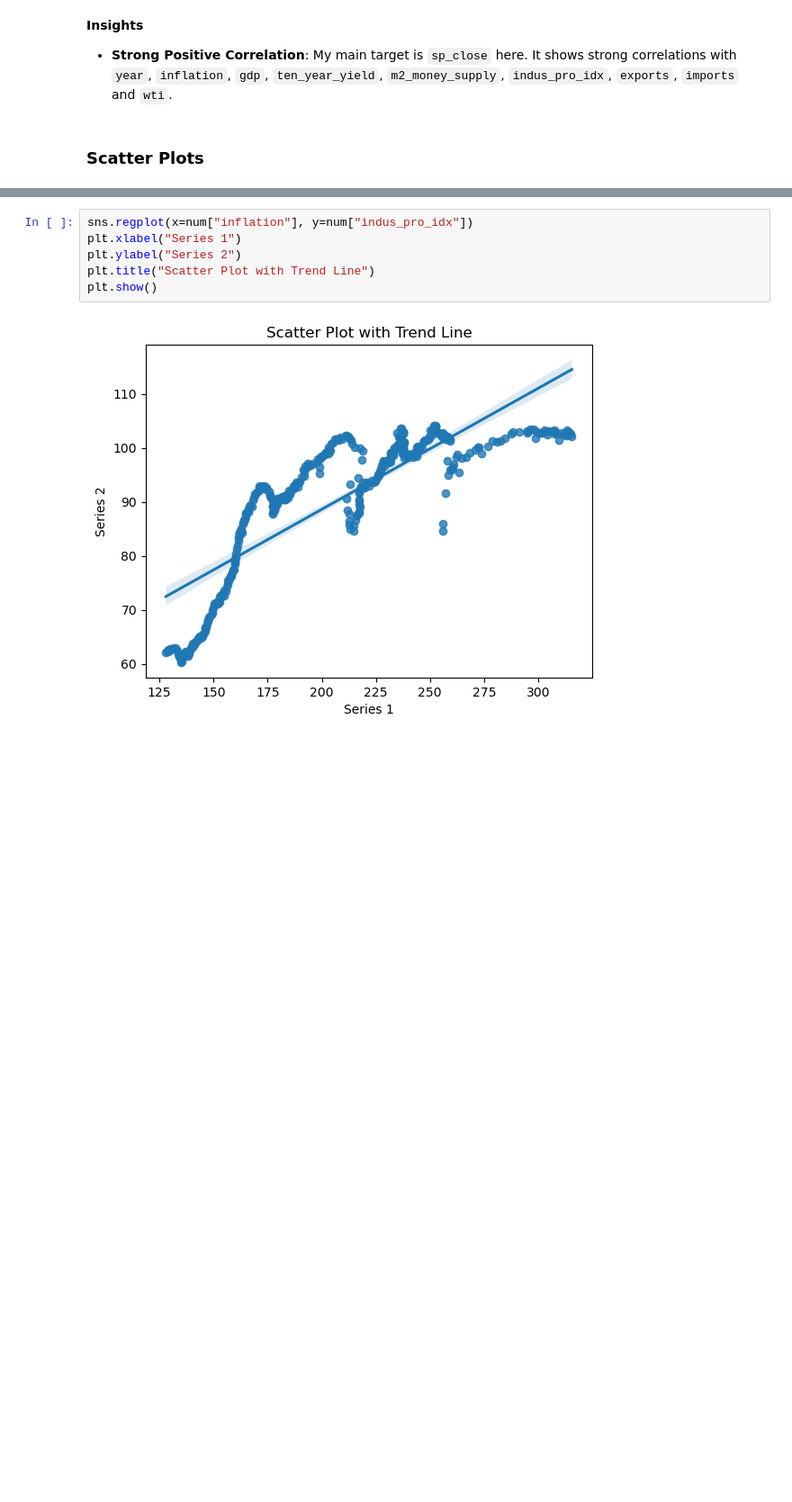
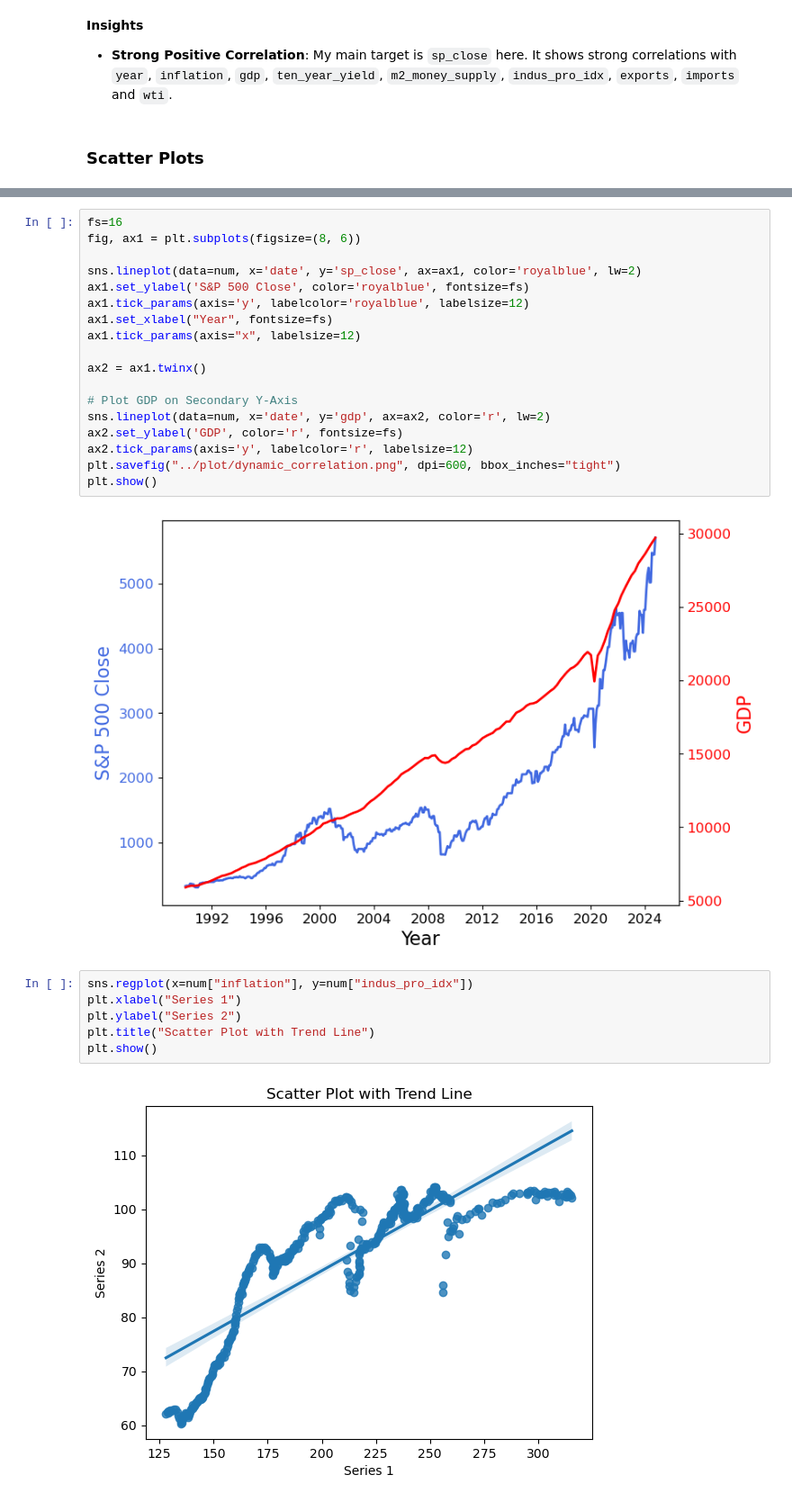
Before and after one commit to abhishek-chattopadhyay/project-2-financial-analysis, a Jupyter notebook: code/economic_data_analysis.ipynb, the cells around one changed output, grey strips where cells are left out. Shown at 90% size. Cells and saved outputs as stored; diff of their text form; blank space fills up the shorter version.

```diff
--- a/code/economic_data_analysis.ipynb
+++ b/code/economic_data_analysis.ipynb
@@ -1088,3 +1094,23 @@ plt.show()
+# %%
+fs=16
+fig, ax1 = plt.subplots(figsize=(8, 6))
+
+sns.lineplot(data=num, x='date', y='sp_close', ax=ax1, color='royalblue', lw=2)
+ax1.set_ylabel('S&P 500 Close', color='royalblue', fontsize=fs)
+ax1.tick_params(axis='y', labelcolor='royalblue', labelsize=12)
+ax1.set_xlabel("Year", fontsize=fs)
+ax1.tick_params(axis="x", labelsize=12)
+
+ax2 = ax1.twinx()
+
+# Plot GDP on Secondary Y-Axis
+sns.lineplot(data=num, x='date', y='gdp', ax=ax2, color='r', lw=2)
+ax2.set_ylabel('GDP', color='r', fontsize=fs)
+ax2.tick_params(axis='y', labelcolor='r', labelsize=12)
+plt.savefig("../plot/dynamic_correlation.png", dpi=600, bbox_inches="tight")
+plt.show()
+# %% [output]
+[figure, added]
 # %%
 sns.regplot(x=num["inflation"], y=num["indus_pro_idx"])
 plt.xlabel("Series 1")
```
Also changed, not shown: parts of 6 cells of this notebook, 4 other files.
